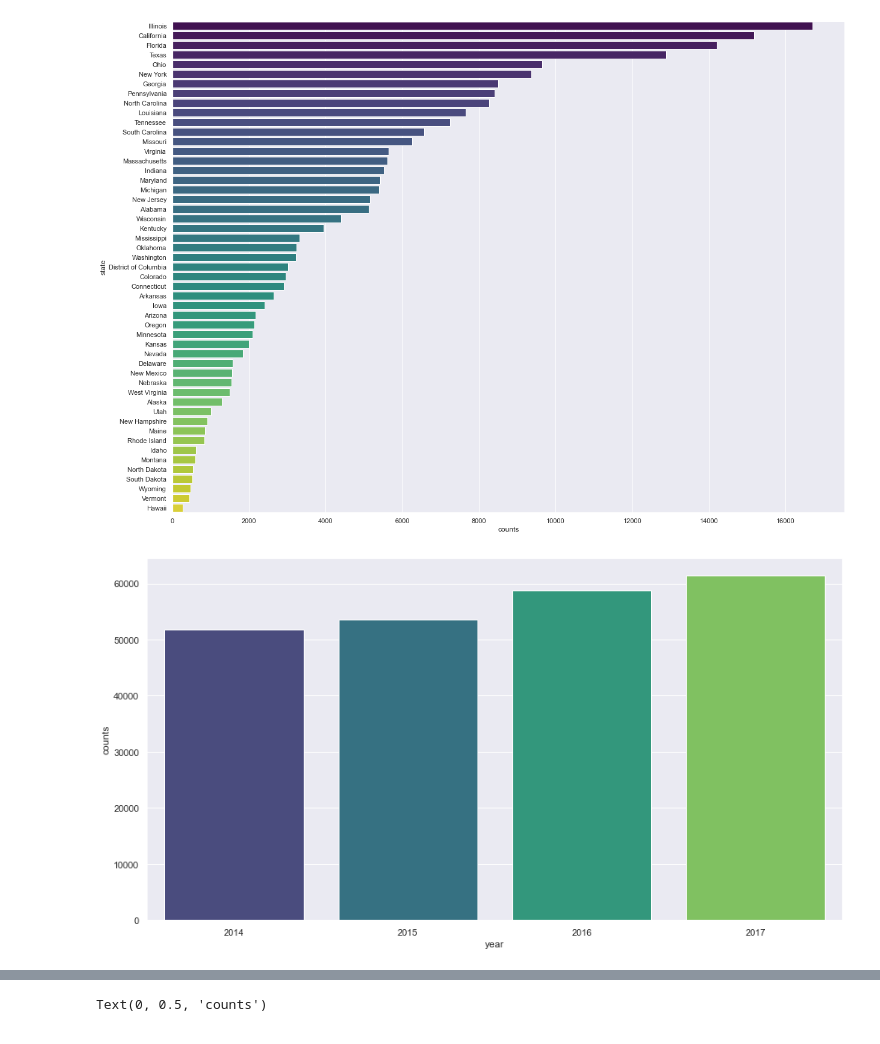
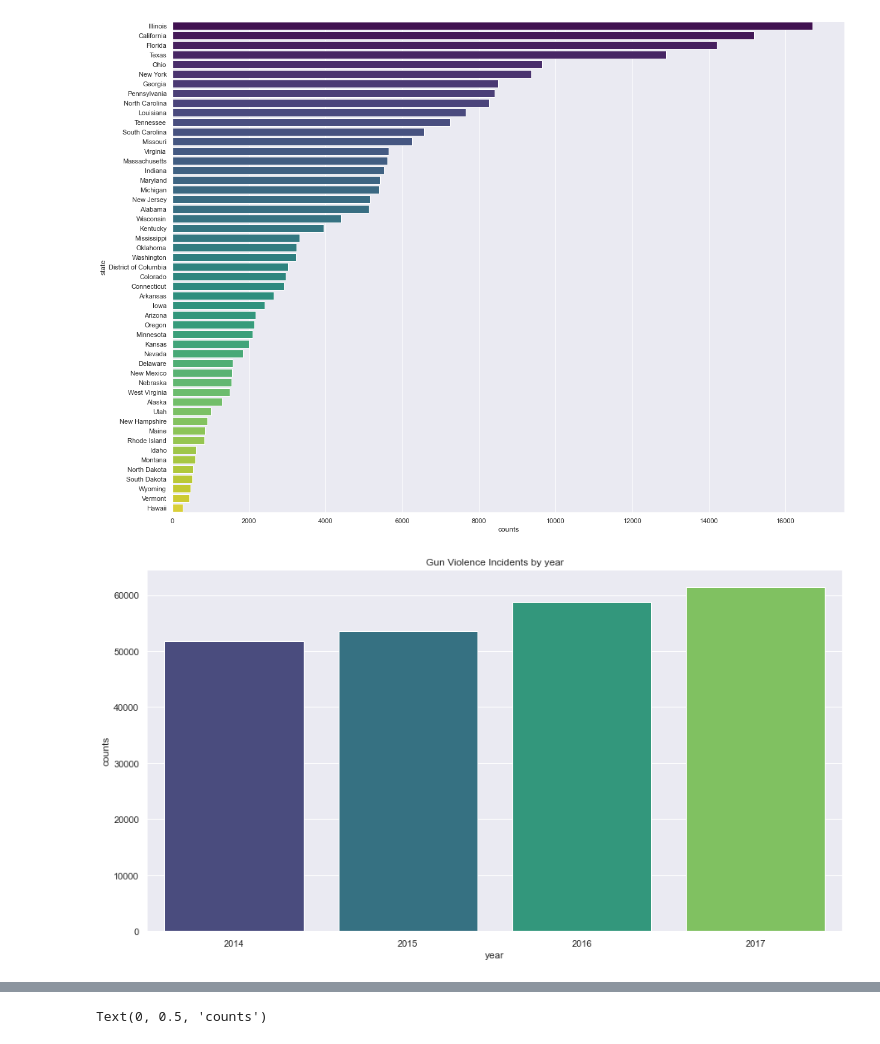
Before and after one commit to uic-cs418/cs418-spring22-purple, a Jupyter notebook: group_gun_violence_EDA.ipynb, the cells around one changed output, grey strips where cells are left out. Drawn from its saved outputs; the diff is of its cells as text; code cells hidden in the pictures.

Commit message:
Add titles for the EDA plots

```diff
--- a/group_gun_violence_EDA.ipynb
+++ b/group_gun_violence_EDA.ipynb
@@ -45,11 +45,11 @@ sns.barplot(x='counts', y='state', data=df_state, palette='viridis');
 # %%
 df_year = gun_data.loc[:,['year', 'state']]
 df_year = df_year.groupby(['year']).size().reset_index(name='counts')
 # print(df_year)
 sns.set(rc = {'figure.figsize':(15,8)})
-sns.barplot(x='year', y='counts', data=df_year.loc[1:4,:], palette='viridis');
+sns.barplot(x='year', y='counts', data=df_year.loc[1:4,:], palette='viridis').set(title="Gun Violence Incidents by year");
 # %% [output]
-[figure, old version]
+[figure, new version]
 # %%
 df_month = gun_data[(gun_data['year'] != 2013) & (gun_data['year'] != 2018)]
 df_month = df_month.groupby(['year', 'month']).agg({'month': 'count'}).rename(columns={'month': 'month_count'}).reset_index()
```
Also changed, not shown: parts of 3 cells of this notebook.
